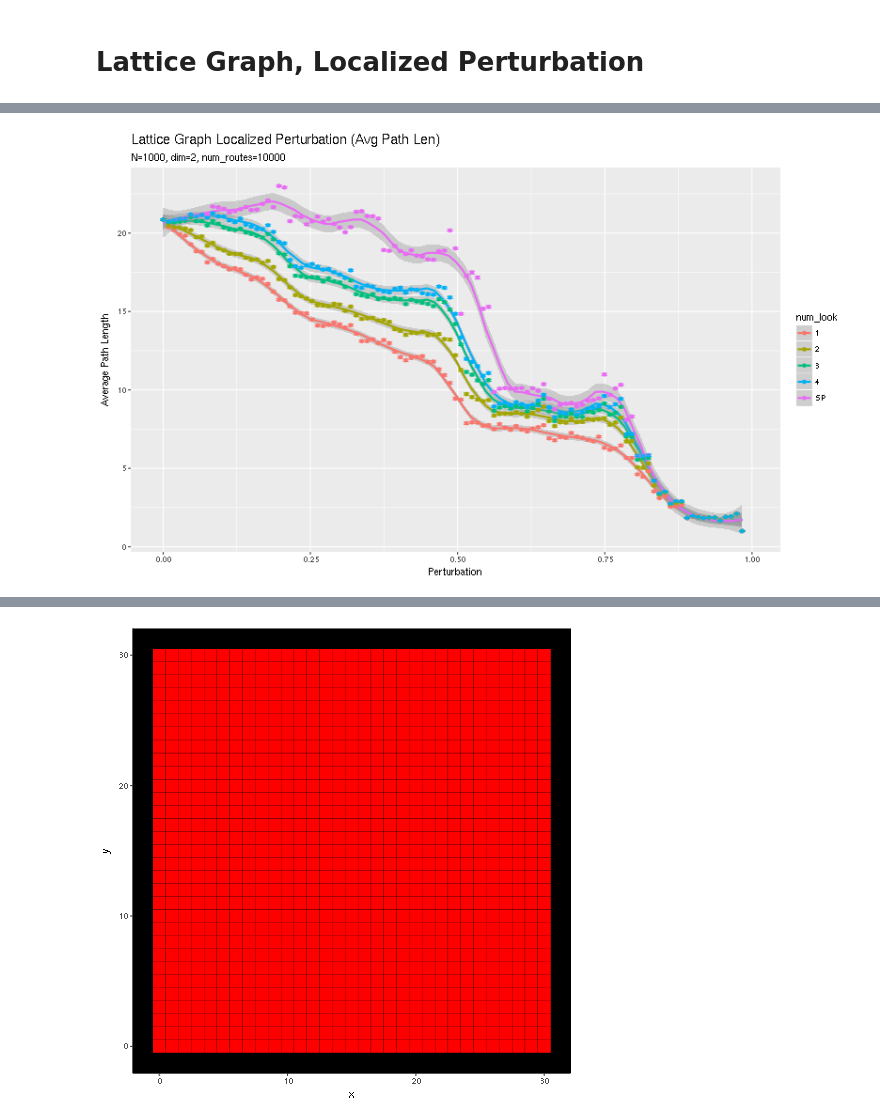
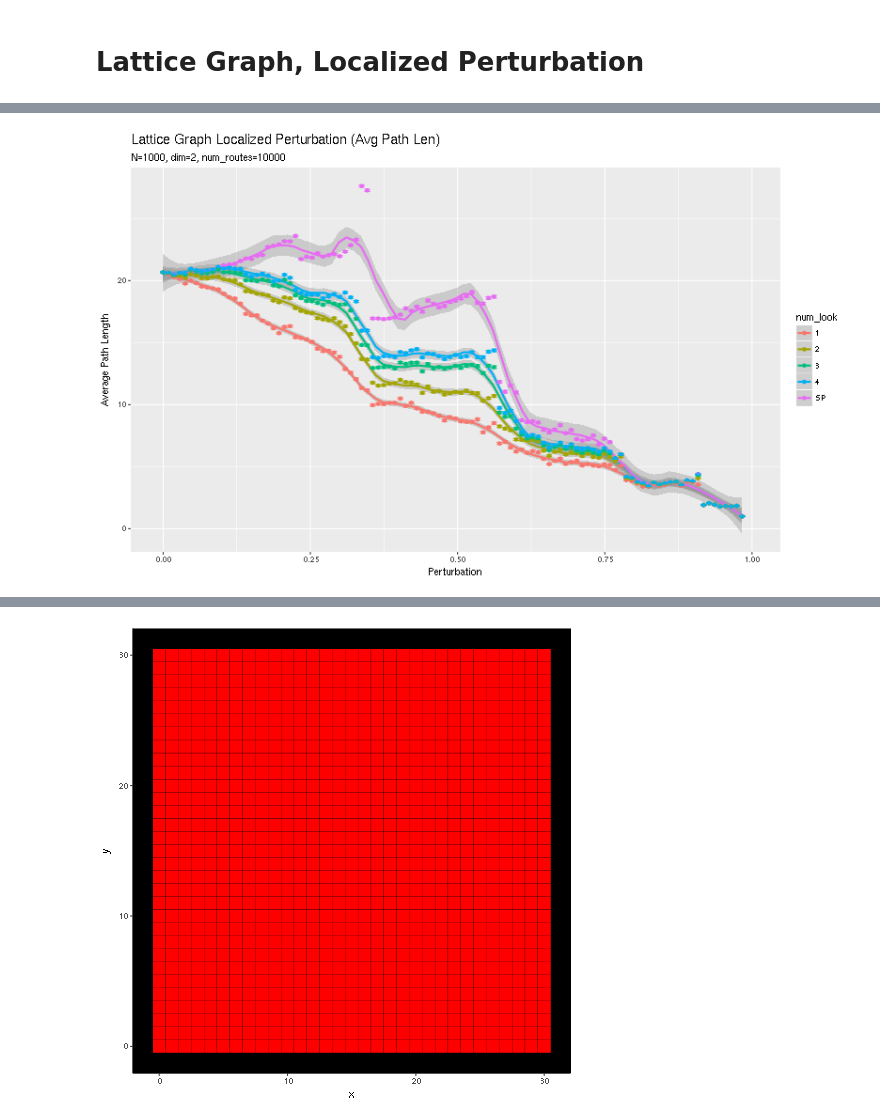
Before and after one commit to lacoperon/greedy_paths, a Jupyter notebook: perturb_analysis.ipynb, the cells around one changed output, grey strips where cells are left out. Drawn from its saved outputs; the diff is of its cells as text; code cells hidden in the pictures.

```diff
--- a/perturb_analysis.ipynb
+++ b/perturb_analysis.ipynb
@@ -100,7 +206,7 @@ plotPerturbation("./data/heatmap_N_961_strat_random_graph_lattice_STEP_0.01_SEED
 
 library(readr)
 
-df <- read_csv("./data/N_961_strat_localized_STEP_0.01_graph_lattice_numroutes_10000_dim_2_k_50_numlookahead_5_rand_6306.csv")
+df <- read_csv("./data/N_961_strat_localized_STEP_0.01_graph_lattice_numroutes_10000_dim_2_k_50_numlookahead_5_rand_26630.csv")
 df$num_look <- factor(df$num_look)
 library(ggplot2)
 
@@ -128 +234 @@ ggplot(df, aes(x=f, y=avg_efficiency, color=num_look)) +  geom_point()+ geom_smo
-[figure, old version]
+[figure, new version]
```
Also changed, not shown: parts of 14 cells of this notebook.
